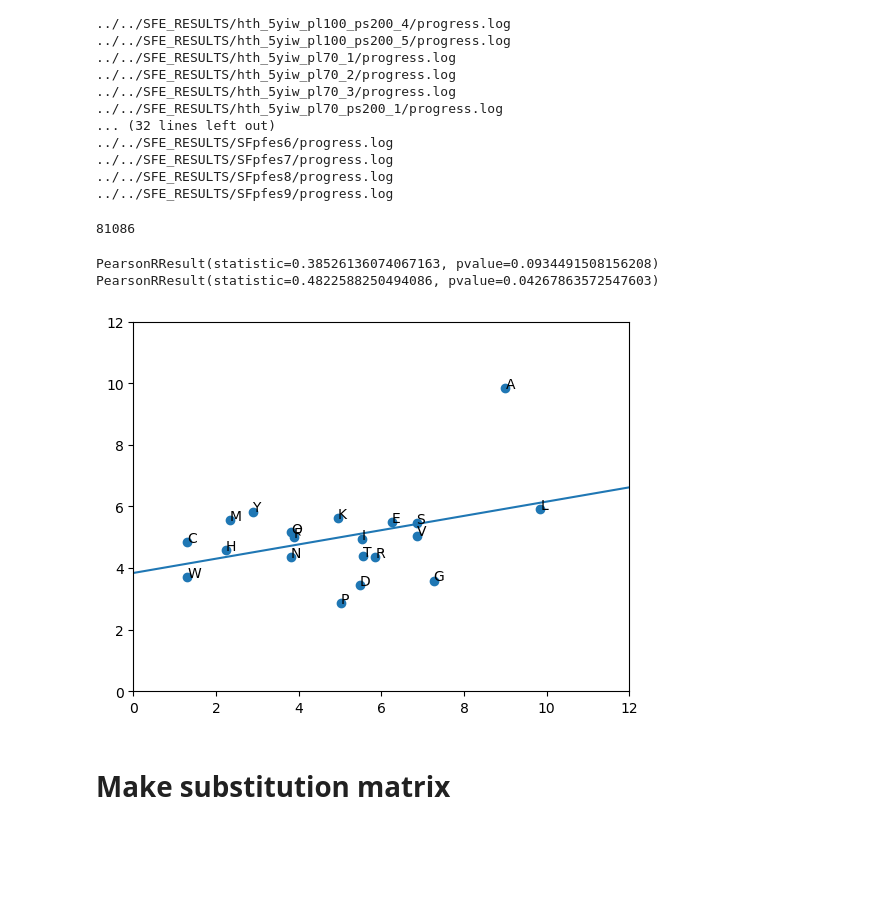
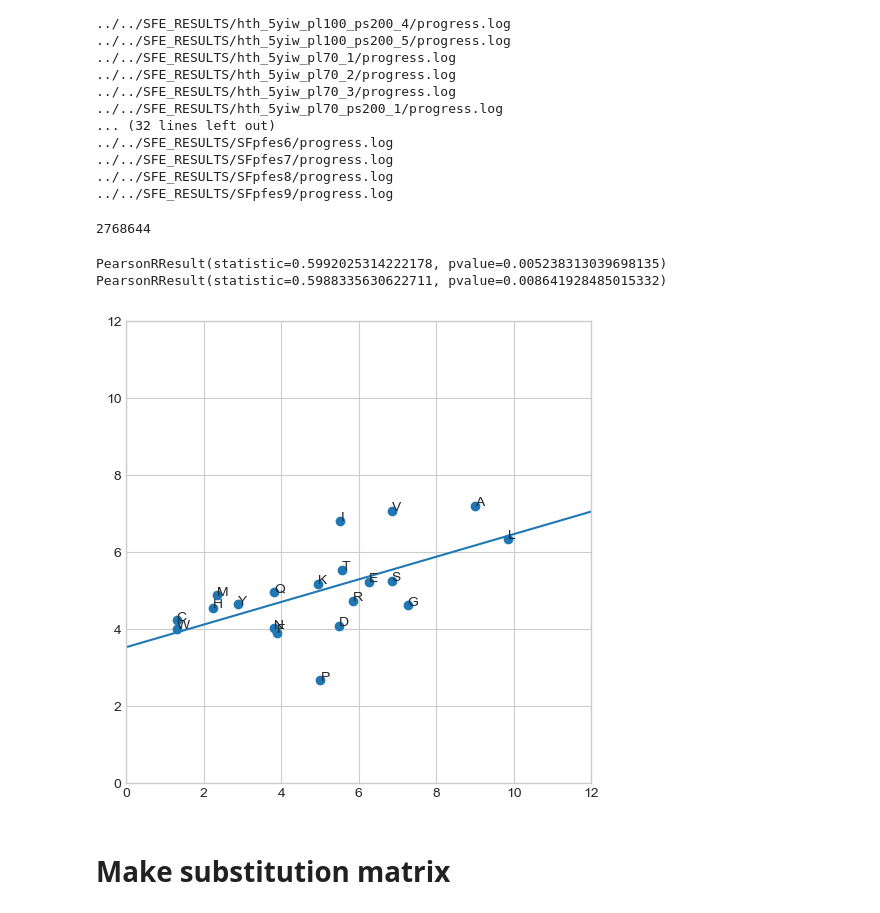
Before and after one commit to sahakyanhk/pfes, a Jupyter notebook: jupyter/psef_stat.ipynb, the cells around one changed output. Drawn from its saved outputs; the diff is of its cells as text; code cells hidden in the pictures; blank space fills up the shorter version.

```diff
--- a/jupyter/psef_stat.ipynb
+++ b/jupyter/psef_stat.ipynb
@@ -32,3 +32,13 @@ for log in os.listdir(resultsdir):
 ../../SFE_RESULTS2/SF2pfes_7/progress.log
 ../../SFE_RESULTS2/SF2pfes_8/progress.log
 ../../SFE_RESULTS2/SF2pfes_9/progress.log
+# %%
+df3 = pd.DataFrame()
+resultsdir = '../../SFE_RESULTS3/'
+for log in os.listdir(resultsdir):
+    if log.startswith('SF3pfes'):
+        print(resultsdir + log + '/progress.log')
+        dftmp = pd.read_csv(resultsdir + log + '/progress.log', sep='\t', comment='#')
+        dftmp = dftmp[['gndx','seq_len','ptm', 'mean_plddt', 'score', 'mutation','sequence','ss']]
+        #dftmp = dftmp.groupby('gndx').head(1)
+        df3 = pd.concat([df3, dftmp])
@@ -35,5 +60,5 @@ for log in os.listdir(resultsdir):
 # %%
-df2 = pd.DataFrame()
+df1 = pd.DataFrame()
 resultsdir = '../../SFE_RESULTS/'
 for log in os.listdir(resultsdir):
     if log.startswith('run') or log.startswith('SF') or log.startswith('hth'):
@@ -41,7 +66,7 @@ for log in os.listdir(resultsdir):
         dftmp = pd.read_csv(resultsdir + log + '/progress.log', sep='\t', comment='#')
         dftmp = dftmp[['gndx','seq_len','ptm', 'mean_plddt', 'score', 'sequence','ss']]
         #dftmp = dftmp.groupby('gndx').head(1)
-        df2 = pd.concat([df, dftmp])
+        df1 = pd.concat([df1, dftmp])
 # %% [output]
 ../../SFE_RESULTS/hth_5yiw_1/progress.log
 ../../SFE_RESULTS/hth_5yiw_2/progress.log
@@ -65,6 +91,5 @@ log = pd.concat([df, df2.drop(df2['mutation'].index)])
 # %%
-logbk = log
-log = df2
+log = df1
 # %%
 alphabet = list('ACDEFGHIKLMNPQRSTVWY')
 
@@ -88,10 +113,10 @@ resdata = pd.DataFrame({'amino_acid': dfUP.amino_acid, 'UPpercent': dfUP.percent
 resdata.insert(loc=0, column='AA', value=[three2one[AA] for AA in resdata.amino_acid.str.upper()])
 resdata_sorted = resdata.sort_values('AA')
 # %%
-seqstrs = log[(log.ptm > 0.5) & (log.mean_plddt > 0.9)].drop_duplicates('sequence').sequence.str
+seqstrs = log[(log.ptm > 0.6) & (log.mean_plddt > 0.85)].drop_duplicates('sequence').sequence.str
 len(seqstrs.len())
 # %% [output]
-81086
+2768644
 # %%
 AAoccurance = {AA: seqstrs.count(AA).sum() for AA in alphabet}
 n_allAA = sum(AAoccurance.values())
@@ -100,31 +125,31 @@ pfes_percent = {AA:round((AAoccurance[AA]/n_allAA) * 100, 3) for AA in AAoccuran
 resdata_sorted['pfes_percent'] = pfes_percent.values()
 resdata_sorted.reset_index(inplace = True, drop=True )
 # %%
-resdata_sorted2 = resdata_sorted.drop(resdata_sorted[(resdata_sorted["AA"] == 'G') | (resdata_sorted["AA"] == 'C')].index)
+resdata_sorted2 = resdata_sorted.drop(resdata_sorted[(resdata_sorted["AA"] == 'G') | (resdata_sorted["AA"] == 'L')].index)
 
 x = resdata_sorted.UPpercent
 y = resdata_sorted.pfes_percent
 
 
 
 fig, ax = plt.subplots()
 ax.scatter(x, y)
 ax.set_xlim(0,12)
 ax.set_ylim(0,12)
 for i, res in enumerate(resdata_sorted.AA):
     ax.annotate(res, (x[i], y[i]))
 
 m, b = np.polyfit(x, y, 1)
 X_plot = np.linspace(ax.get_xlim()[0],ax.get_xlim()[1], 100)
 plt.plot(X_plot, m*X_plot + b, '-')
-
+fig.set_size_inches(6, 6)
 
 print(pearsonr(list(resdata_sorted.UPpercent), list(resdata_sorted.pfes_percent)))
 print(pearsonr(list(resdata_sorted2.UPpercent), list(resdata_sorted2.pfes_percent)))
 # %% [output]
-PearsonRResult(statistic=0.38526136074067163, pvalue=0.0934491508156208)
-PearsonRResult(statistic=0.4822588250494086, pvalue=0.04267863572547603)
+PearsonRResult(statistic=0.5992025314222178, pvalue=0.005238313039698135)
+PearsonRResult(statistic=0.5988335630622711, pvalue=0.008641928485015332)
-[figure, old version]
+[figure, new version]
 # %% [markdown]
 # Make substitution matrix
 # %%
```
Also changed, not shown: parts of 10 cells of this notebook, 4 other files.
